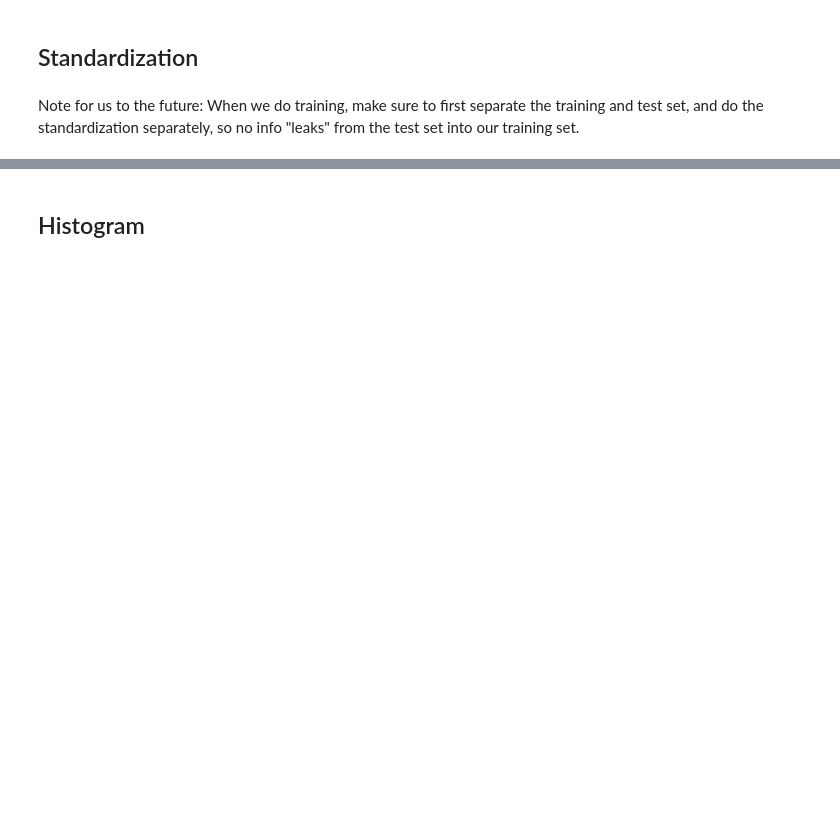
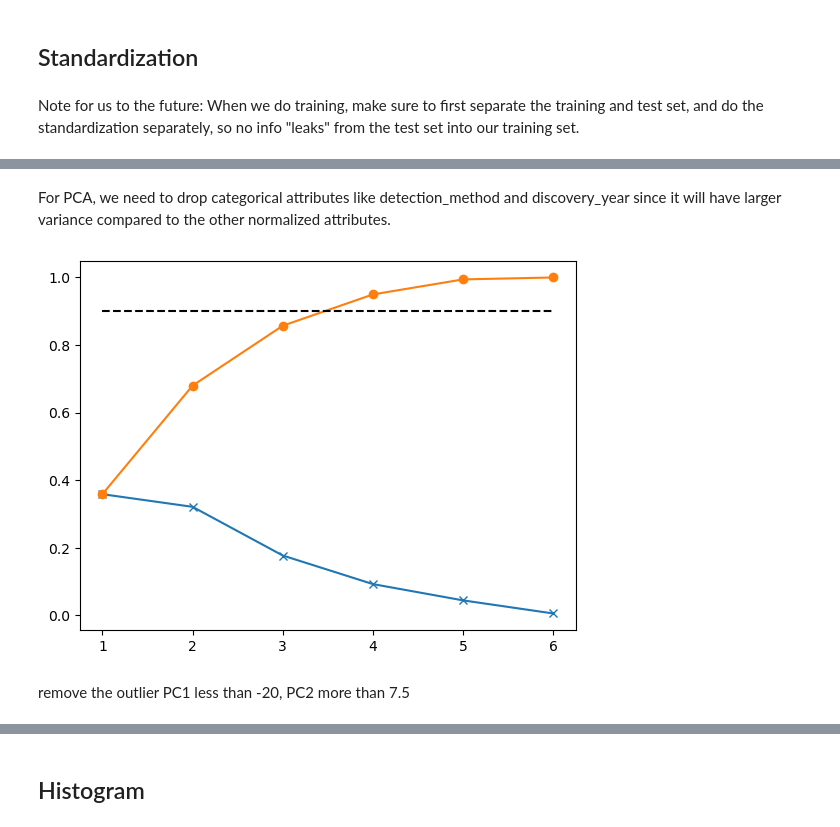
Before and after one commit to lelegod/ml_project, a Jupyter notebook: project1.ipynb, the cells around one changed output, grey strips where cells are left out. Cells and saved outputs as stored; diff of their text form; code cells hidden in the pictures; blank space fills up the shorter version.

```diff
--- a/project1.ipynb
+++ b/project1.ipynb
@@ -144,6 +135,4 @@ Index(['Astrometry', 'Direct Imaging', 'Disk Kinematics',
 # %%
-X_classification = df_std.drop("planet_type", axis=1)
+X = df_std.drop(["planet_type", "eccentricity"], axis=1)
 y_classification = df_std["planet_type"]
-
-assert X_classification.shape == (num_obeservation, 9)
-assert y_classification.shape == (num_obeservation,)
+y_regression = df_std["eccentricity"]
@@ -149,0 +143,22 @@ assert y_classification.shape == (num_obeservation,)
+# %% [markdown]
+For PCA, we need to drop categorical attributes like detection_method and discovery_year since it will have larger variance compared to the other normalized attributes.
+# %%
+pca = PCA()
+
+X_pca = X.drop(["detection_method", "discovery_year"], axis=1)
+B = pca.fit_transform(X_pca)
+V = pca.components_.T
+
+rho = pca.explained_variance_ratio_
+
+threshold = 0.90
+
+plt.figure()
+plt.plot(range(1, len(rho)+1), rho, "x-")
+plt.plot(range(1, len(rho)+1), np.cumsum(rho), "o-")
+plt.plot([1, len(rho)], [threshold, threshold], "k--")
+plt.show()
+# %% [output]
+[figure, added]
+# %% [markdown]
+remove the outlier PC1 less than -20, PC2 more than 7.5
```
Also changed, not shown: parts of 13 cells of this notebook.
